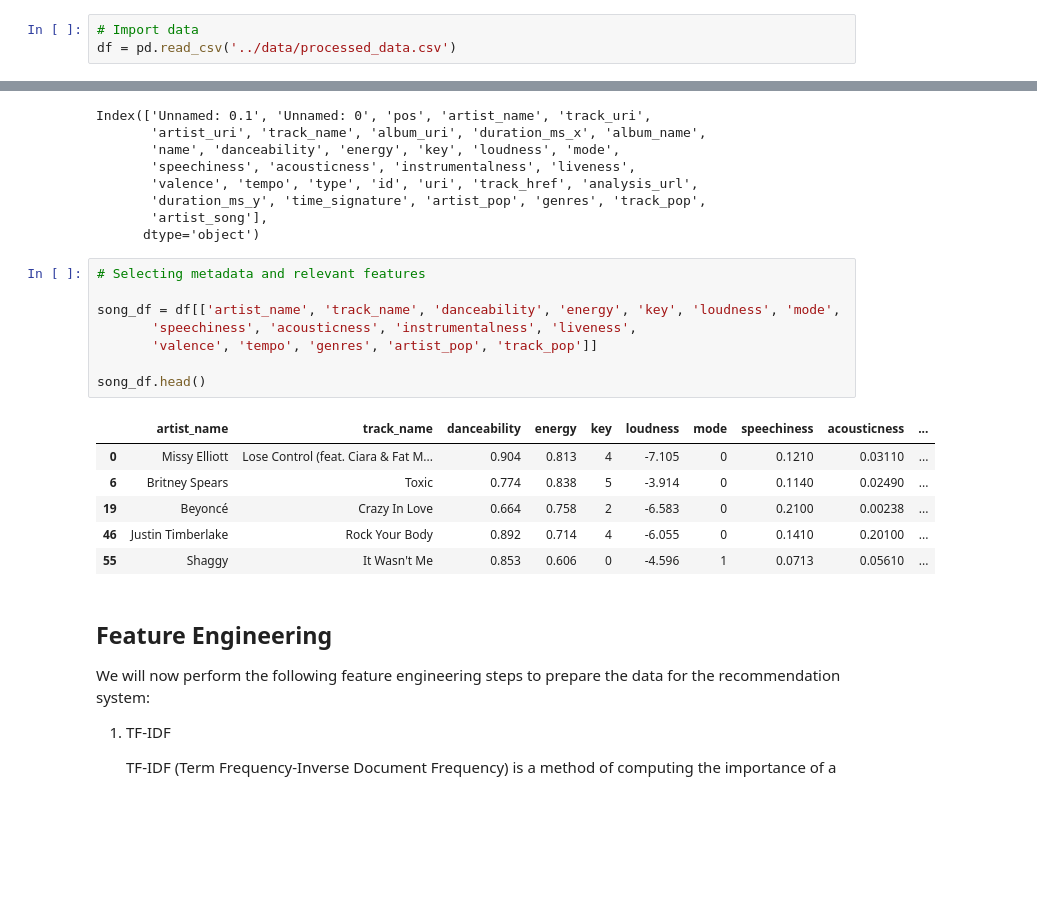
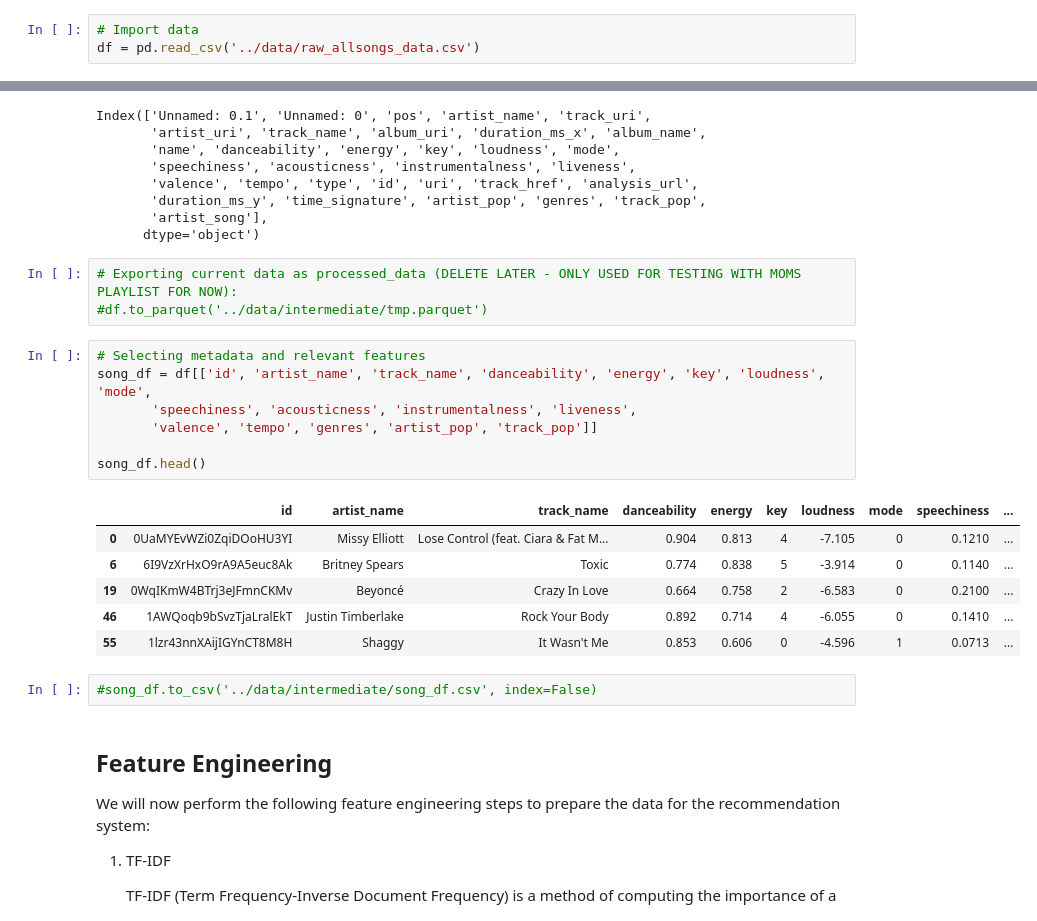
Before and after one commit to danielliu2707/TuneBuild, a Jupyter notebook: src/feature-engineering.ipynb, the cells around one changed output, grey strips where cells are left out. Cells and saved outputs as stored; diff of their text form; blank space fills up the shorter version.

Commit message:
Add intermediate data
Processed data and exported it as parquet into intermediate data folder, to be used in the recommendation notebook.

```diff
--- a/src/feature-engineering.ipynb
+++ b/src/feature-engineering.ipynb
@@ -13,7 +11,7 @@ warnings.filterwarnings("ignore")
 NOTE: Combine functions into a class later.
 # %%
 # Import data
-df = pd.read_csv('../data/processed_data.csv')
+df = pd.read_csv('../data/raw_allsongs_data.csv')
 # %%
 df.head()
 # %% [output]
@@ -82,21 +79,25 @@ Index(['Unnamed: 0.1', 'Unnamed: 0', 'pos', 'artist_name', 'track_uri',
        'duration_ms_y', 'time_signature', 'artist_pop', 'genres', 'track_pop',
        'artist_song'],
       dtype='object')
+# %%
+# Exporting current data as processed_data (DELETE LATER - ONLY USED FOR TESTING WITH MOMS PLAYLIST FOR NOW):
+#df.to_parquet('../data/intermediate/tmp.parquet')
 # %%
 # Selecting metadata and relevant features
-
-song_df = df[['artist_name', 'track_name', 'danceability', 'energy', 'key', 'loudness', 'mode',
+song_df = df[['id', 'artist_name', 'track_name', 'danceability', 'energy', 'key', 'loudness', 'mode',
        'speechiness', 'acousticness', 'instrumentalness', 'liveness',
        'valence', 'tempo', 'genres', 'artist_pop', 'track_pop']]
 
 song_df.head()
 # %% [output]
-|  | artist_name | track_name | danceability | energy | key | loudness | mode | speechiness | acousticness | ... |
-| 0 | Missy Elliott | Lose Control (feat. Ciara & Fat M... | 0.904 | 0.813 | 4 | -7.105 | 0 | 0.1210 | 0.03110 | ... |
-| 6 | Britney Spears | Toxic | 0.774 | 0.838 | 5 | -3.914 | 0 | 0.1140 | 0.02490 | ... |
-| 19 | Beyoncé | Crazy In Love | 0.664 | 0.758 | 2 | -6.583 | 0 | 0.2100 | 0.00238 | ... |
-| 46 | Justin Timberlake | Rock Your Body | 0.892 | 0.714 | 4 | -6.055 | 0 | 0.1410 | 0.20100 | ... |
-| 55 | Shaggy | It Wasn't Me | 0.853 | 0.606 | 0 | -4.596 | 1 | 0.0713 | 0.05610 | ... |
+|  | id | artist_name | track_name | danceability | energy | key | loudness | mode | speechiness | ... |
+| 0 | 0UaMYEvWZi0ZqiDOoHU3YI | Missy Elliott | Lose Control (feat. Ciara & Fat M... | 0.904 | 0.813 | 4 | -7.105 | 0 | 0.1210 | ... |
+| 6 | 6I9VzXrHxO9rA9A5euc8Ak | Britney Spears | Toxic | 0.774 | 0.838 | 5 | -3.914 | 0 | 0.1140 | ... |
+| 19 | 0WqIKmW4BTrj3eJFmnCKMv | Beyoncé | Crazy In Love | 0.664 | 0.758 | 2 | -6.583 | 0 | 0.2100 | ... |
+| 46 | 1AWQoqb9bSvzTjaLralEkT | Justin Timberlake | Rock Your Body | 0.892 | 0.714 | 4 | -6.055 | 0 | 0.1410 | ... |
+| 55 | 1lzr43nnXAijIGYnCT8M8H | Shaggy | It Wasn't Me | 0.853 | 0.606 | 0 | -4.596 | 1 | 0.0713 | ... |
+# %%
+#song_df.to_csv('../data/intermediate/song_df.csv', index=False)
 # %% [markdown]
 ## Feature Engineering
 
```
Also changed, not shown: parts of 8 cells of this notebook, 28 other files.
